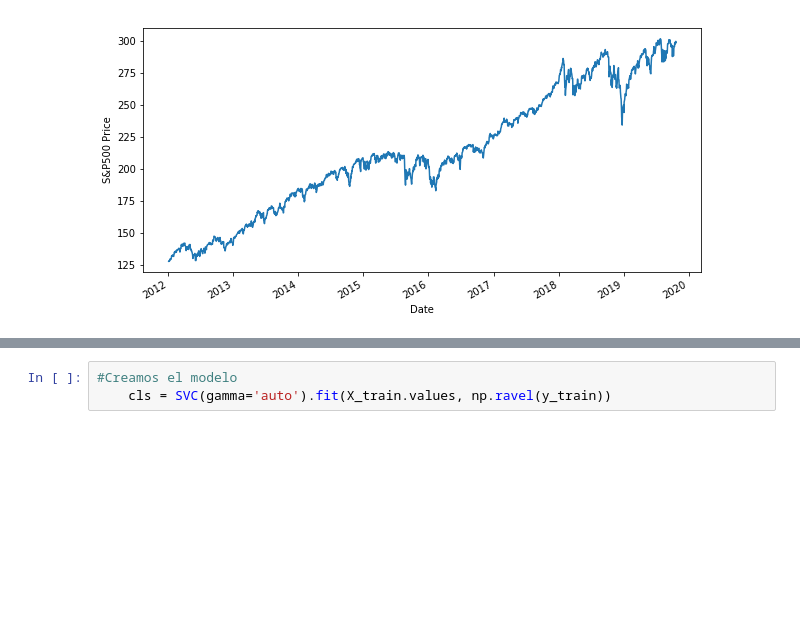
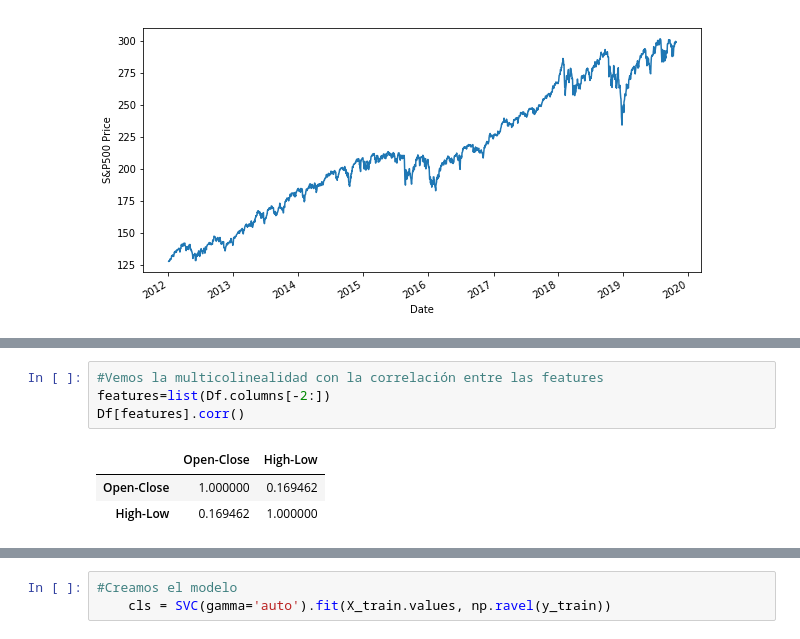
Before and after one commit to ferlucio2019/ejemplo2, a Jupyter notebook: primer_modelo.ipynb, the cells around one changed output, grey strips where cells are left out. Cells and saved outputs as stored; diff of their text form; blank space fills up the shorter version.

Commit message:
Close #4

```diff
--- a/primer_modelo.ipynb
+++ b/primer_modelo.ipynb
@@ -91,3 +91,11 @@ Date
+# %%
+#Vemos la multicolinealidad con la correlación entre las features
+features=list(Df.columns[-2:])
+Df[features].corr()
+# %% [output]
+|  | Open-Close | High-Low |
+| Open-Close | 1.000000 | 0.169462 |
+| High-Low | 0.169462 | 1.000000 |
 # %%
 # Split la muestra entre InSample y OutSample
     split_percentage = 0.8
```
Also changed, not shown: parts of 9 cells of this notebook.
